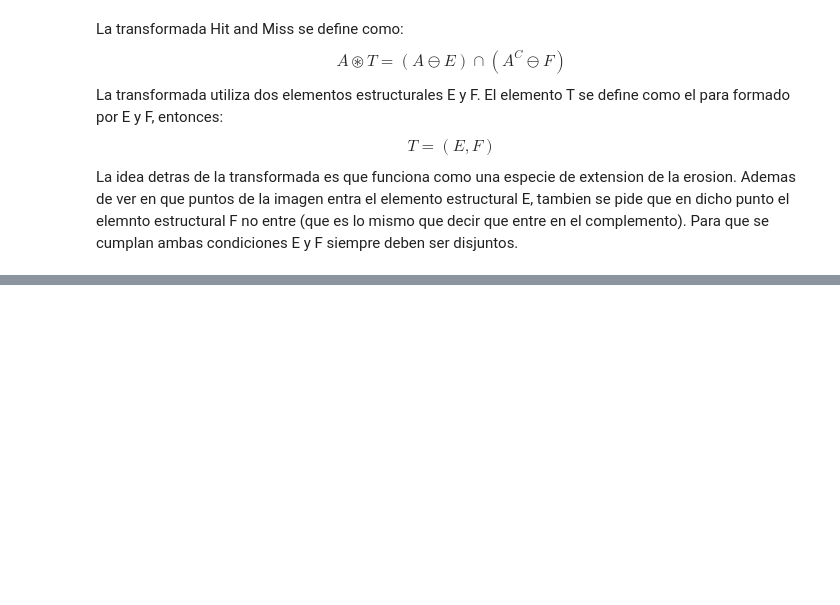
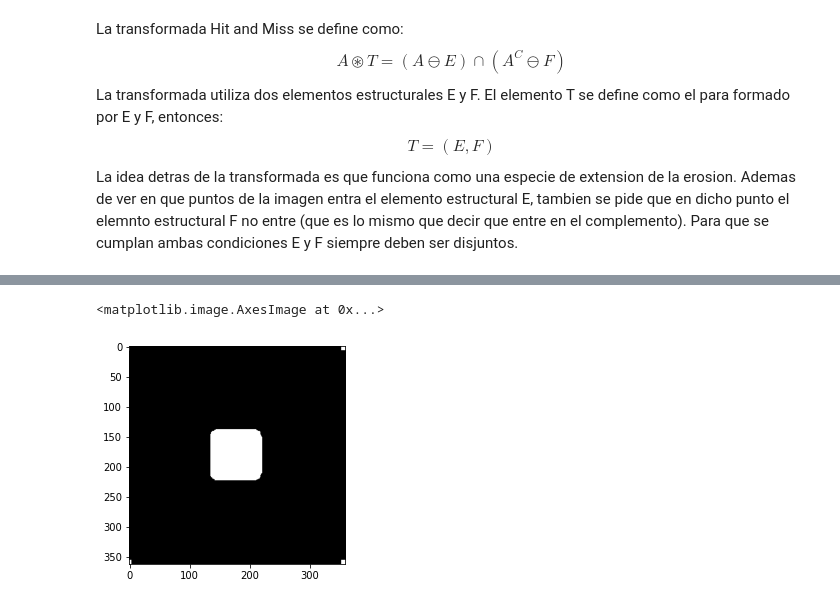
Before and after one commit to LuFernandez/imagaynes, a Jupyter notebook: Morfologia/Morfologia.ipynb, the cells around one changed output, grey strips where cells are left out. Saved outputs shown, nothing was run; the diff lists cells and outputs as text; code cells hidden in the pictures; blank space fills up the shorter version.

```diff
--- a/Morfologia/Morfologia.ipynb
+++ b/Morfologia/Morfologia.ipynb
@@ -209,0 +233,9 @@ Para que se cumplan ambas condiciones E y F siempre deben ser disjuntos.
+# %%
+size = (35,35)
+kernel = np.ones(size, dtype = int)
+output_image = cv2.morphologyEx(hit_img, cv2.MORPH_HITMISS, kernel)
+
+plt.imshow(output_image, cmap = "gray")
+# %% [output]
+<matplotlib.image.AxesImage at 0x...>
+[figure, added]
```
Also changed, not shown: parts of 6 cells of this notebook.
